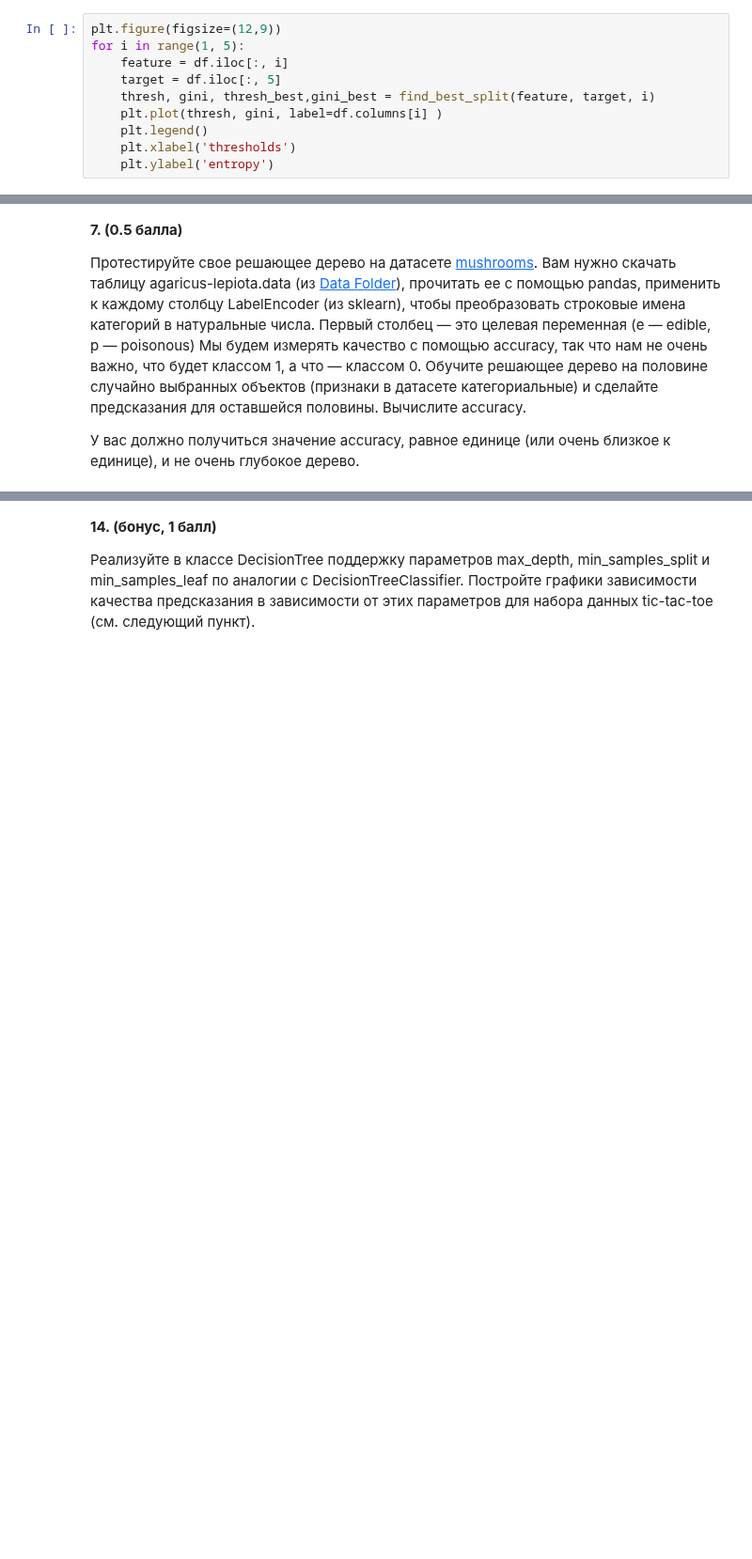
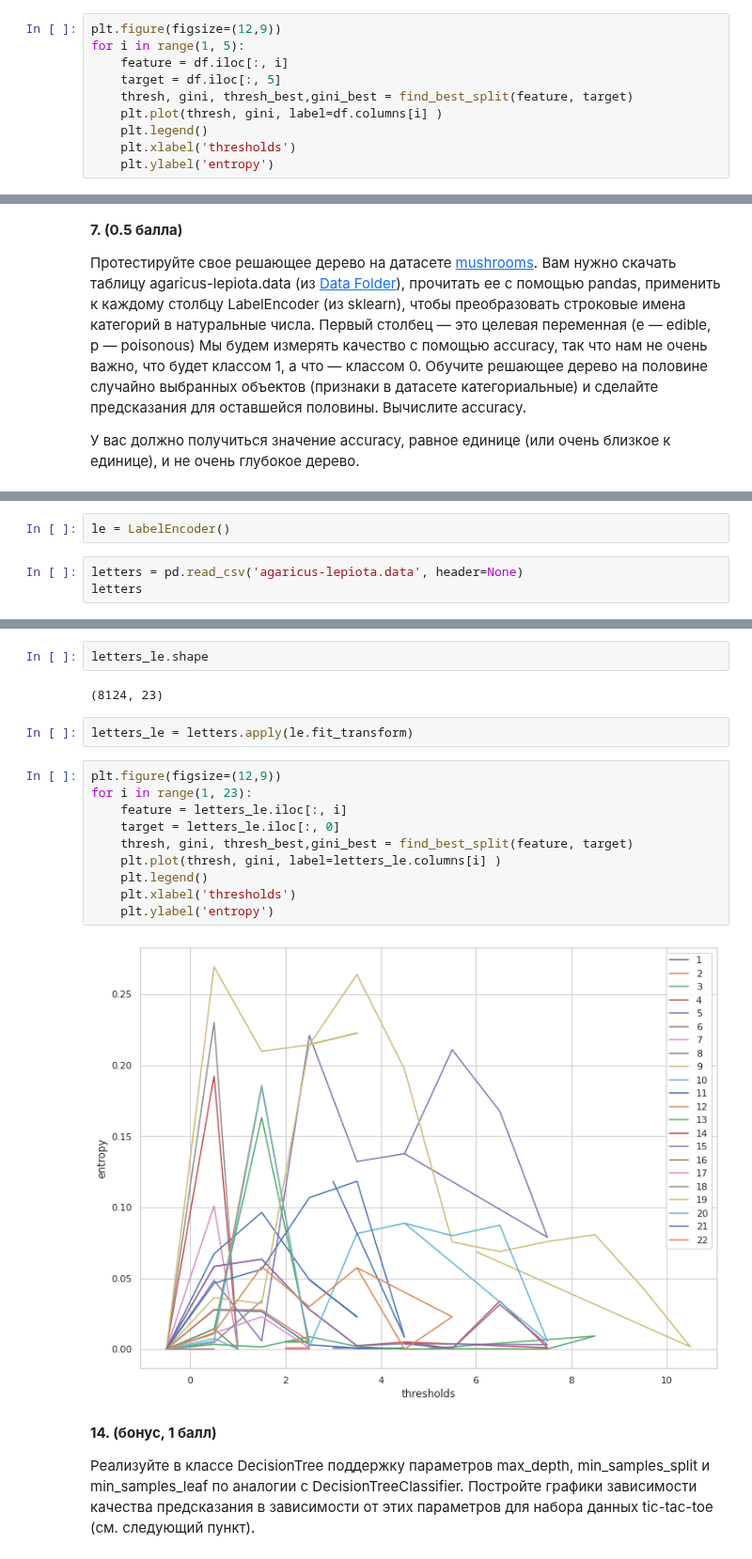
Before and after one commit to HeySlava/hse_course, a Jupyter notebook: trees_hw5/trees.ipynb, the cells around one changed output, grey strips where cells are left out. Shown at 94% size. Drawn from its saved outputs; the diff is of its cells as text; blank space fills up the shorter version.

Commit message:
draw entropy for agaricus-lepiota

```diff
--- a/trees_hw5/trees.ipynb
+++ b/trees_hw5/trees.ipynb
@@ -253,7 +236,7 @@ plt.figure(figsize=(12,9))
 for i in range(1, 5):
     feature = df.iloc[:, i]
     target = df.iloc[:, 5]
-    thresh, gini, thresh_best,gini_best = find_best_split(feature, target, i)
+    thresh, gini, thresh_best,gini_best = find_best_split(feature, target)
     plt.plot(thresh, gini, label=df.columns[i] )
     plt.legend()
     plt.xlabel('thresholds')
@@ -309,0 +284,5 @@ __7. (0.5 балла)__
+# %%
+le = LabelEncoder()
+# %%
+letters = pd.read_csv('agaricus-lepiota.data', header=None)
+letters
@@ -310,3 +303,21 @@ __7. (0.5 балла)__
+# %%
+letters_le.shape
+# %% [output]
+(8124, 23)
+# %%
+letters_le = letters.apply(le.fit_transform)
+# %%
+plt.figure(figsize=(12,9))
+for i in range(1, 23):
+    feature = letters_le.iloc[:, i]
+    target = letters_le.iloc[:, 0]
+    thresh, gini, thresh_best,gini_best = find_best_split(feature, target)
+    plt.plot(thresh, gini, label=letters_le.columns[i] )
+    plt.legend()
+    plt.xlabel('thresholds')
+    plt.ylabel('entropy')
+# %% [output]
+[figure, added]
 # %% [markdown]
 __14. (бонус, 1 балл)__
 
```
Also changed, not shown: parts of 12 cells of this notebook, 1 other file.
